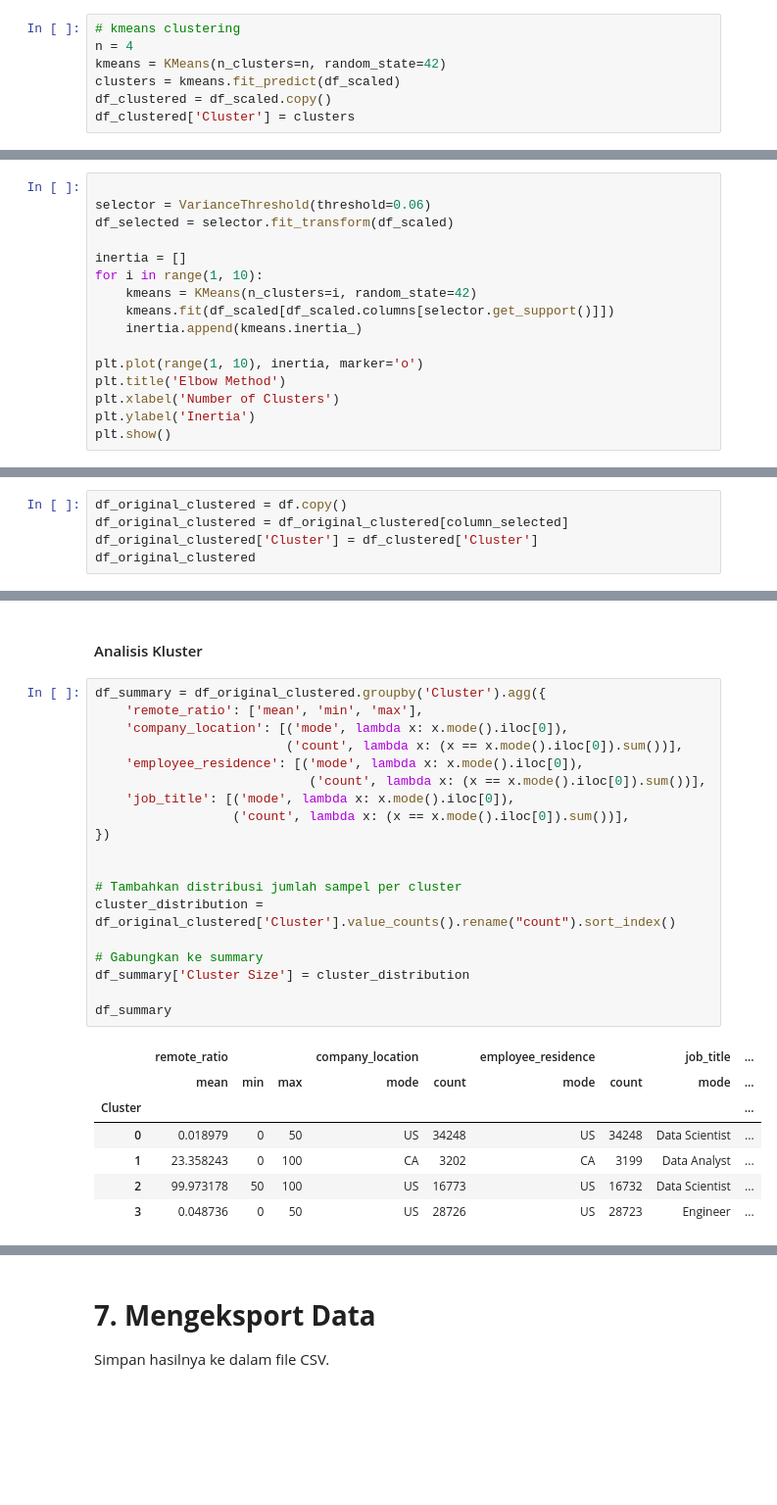
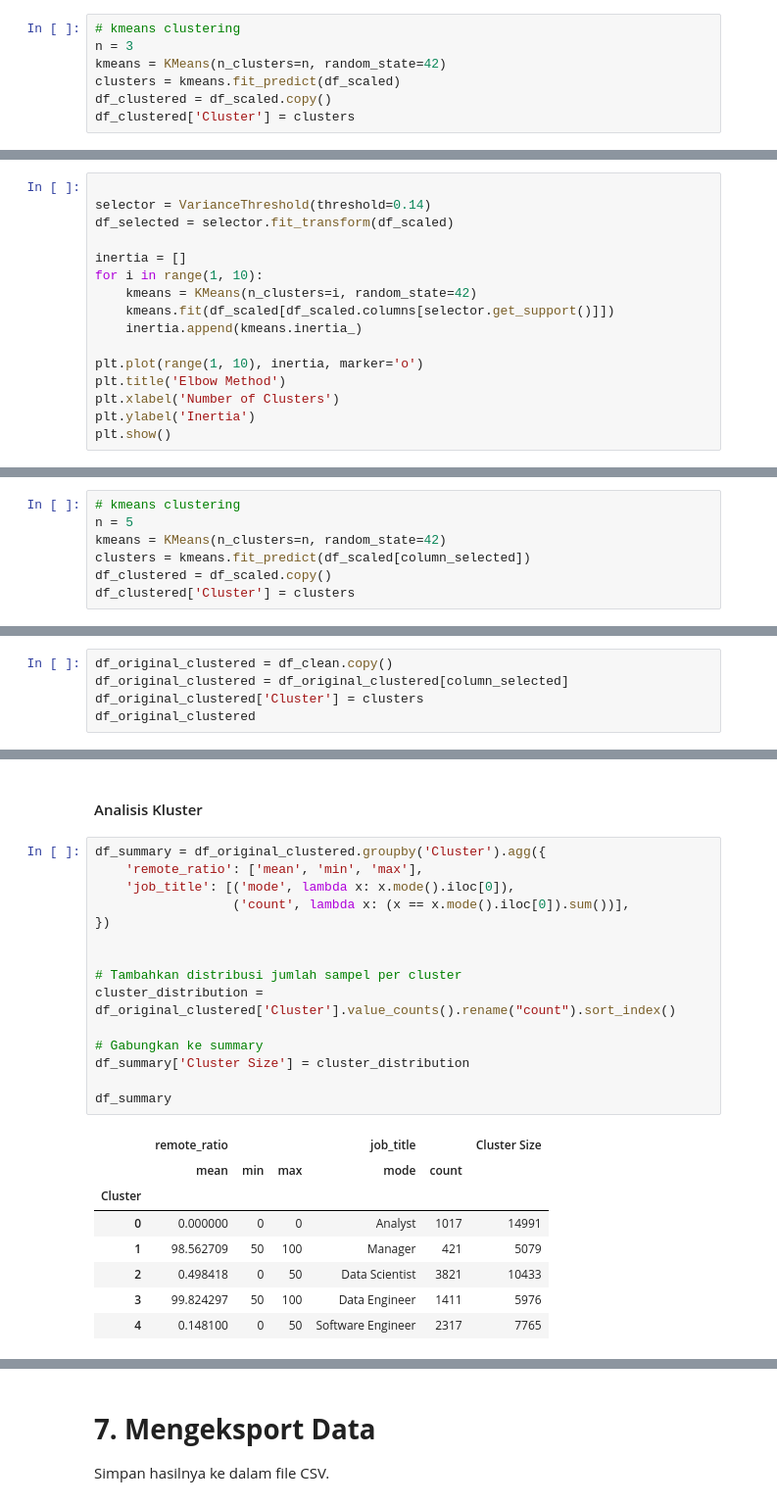
Before and after one commit to Alfthrpy/Submission-ML-untuk-Pemula, a Jupyter notebook: [Clustering]_Submission_Akhir_BMLP_Muhammad_Rizki_Al_Fathir_(Updated).ipynb, the cells around one changed output, grey strips where cells are left out. Shown: that part at 98% size. Drawn from its saved outputs; the diff is of its cells as text; blank space fills up the shorter version.

```diff
--- a/[Clustering]_Submission_Akhir_BMLP_Muhammad_Rizki_Al_Fathir_(Updated).ipynb
+++ b/[Clustering]_Submission_Akhir_BMLP_Muhammad_Rizki_Al_Fathir_(Updated).ipynb
@@ -448,7 +440,7 @@ Pada tahap ini, Anda membangun model clustering dengan memilih algoritma yang se
 2. Latih model dengan data menggunakan algoritma tersebut.
 # %%
 # kmeans clustering
-n = 4
+n = 3
 kmeans = KMeans(n_clusters=n, random_state=42)
 clusters = kmeans.fit_predict(df_scaled)
 df_clustered = df_scaled.copy()
@@ -489,7 +482,7 @@ For n_clusters = 4 The average silhouette_score is : 0.3189723086661509
 Silakan lakukan feature selection jika Anda membutuhkan optimasi model clustering. Jika Anda menerapkan proses ini, silakan lakukan pemodelan dan evaluasi kembali menggunakan kolom-kolom hasil feature selection. Terakhir, bandingkan hasil performa model sebelum dan sesudah menerapkan feature selection.
 # %%
 
-selector = VarianceThreshold(threshold=0.06)
+selector = VarianceThreshold(threshold=0.14)
 df_selected = selector.fit_transform(df_scaled)
 
 inertia = []
@@ -513,3 +508,10 @@ Index(['remote_ratio', 'job_title', 'employee_residence', 'company_location'], d
+# %%
+# kmeans clustering
+n = 5
+kmeans = KMeans(n_clusters=n, random_state=42)
+clusters = kmeans.fit_predict(df_scaled[column_selected])
+df_clustered = df_scaled.copy()
+df_clustered['Cluster'] = clusters
 # %%
 silhouette_avg_selection = silhouette_score(df_scaled[column_selected], kmeans.labels_)
 print("For n_clusters =", n,
@@ -622,8 +624,8 @@ df_normalized[['Fitur_Numerik']] = scaler.inverse_transform(df_normalized[['Fitu
 # %% [markdown]
 Dalam proses ini saya tidak melakukan inverse transform untuk proses normalisasi dan encoding, karena saya menyimpan dataset sebelum preprocessing itu
 # %%
-df_original_clustered = df.copy()
+df_original_clustered = df_clean.copy()
 df_original_clustered = df_original_clustered[column_selected]
-df_original_clustered['Cluster'] = df_clustered['Cluster']
+df_original_clustered['Cluster'] = clusters
 df_original_clustered
 # %% [output]
@@ -651,27 +653,24 @@ Berikut adalah **rekomendasi** tahapannya.
 # %%
 df_summary = df_original_clustered.groupby('Cluster').agg({
     'remote_ratio': ['mean', 'min', 'max'],
-    'company_location': [('mode', lambda x: x.mode().iloc[0]),
-                         ('count', lambda x: (x == x.mode().iloc[0]).sum())],
-    'employee_residence': [('mode', lambda x: x.mode().iloc[0]),
-                            ('count', lambda x: (x == x.mode().iloc[0]).sum())],
     'job_title': [('mode', lambda x: x.mode().iloc[0]),
                   ('count', lambda x: (x == x.mode().iloc[0]).sum())],
 })
 
 
 # Tambahkan distribusi jumlah sampel per cluster
 cluster_distribution = df_original_clustered['Cluster'].value_counts().rename("count").sort_index()
 
 # Gabungkan ke summary
 df_summary['Cluster Size'] = cluster_distribution
 
 df_summary
 # %% [output]
-|  | remote_ratio |  |  | company_location |  | employee_residence |  | job_title | ... |
-|  | mean | min | max | mode | count | mode | count | mode | ... |
-| Cluster |  |  |  |  |  |  |  |  | ... |
-| 0 | 0.018979 | 0 | 50 | US | 34248 | US | 34248 | Data Scientist | ... |
-| 1 | 23.358243 | 0 | 100 | CA | 3202 | CA | 3199 | Data Analyst | ... |
-| 2 | 99.973178 | 50 | 100 | US | 16773 | US | 16732 | Data Scientist | ... |
-| 3 | 0.048736 | 0 | 50 | US | 28726 | US | 28723 | Engineer | ... |
+|  | remote_ratio |  |  | job_title |  | Cluster Size |
+|  | mean | min | max | mode | count |  |
+| Cluster |  |  |  |  |  |  |
+| 0 | 0.000000 | 0 | 0 | Analyst | 1017 | 14991 |
+| 1 | 98.562709 | 50 | 100 | Manager | 421 | 5079 |
+| 2 | 0.498418 | 0 | 50 | Data Scientist | 3821 | 10433 |
+| 3 | 99.824297 | 50 | 100 | Data Engineer | 1411 | 5976 |
+| 4 | 0.148100 | 0 | 50 | Software Engineer | 2317 | 7765 |
```
Also changed, not shown: parts of 25 cells of this notebook, 3 other files.
